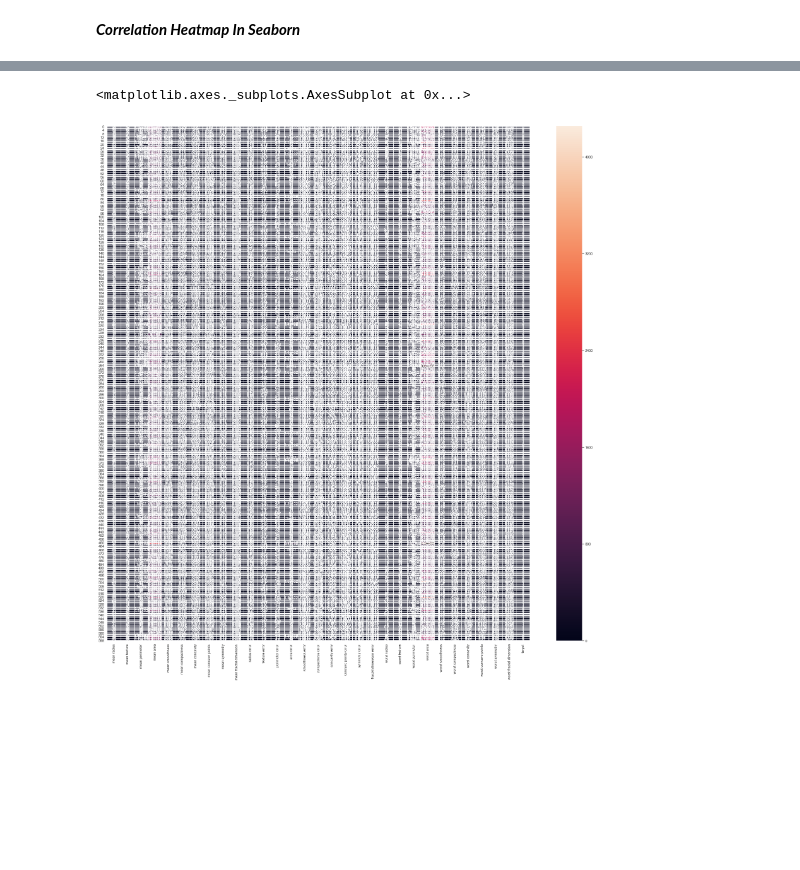
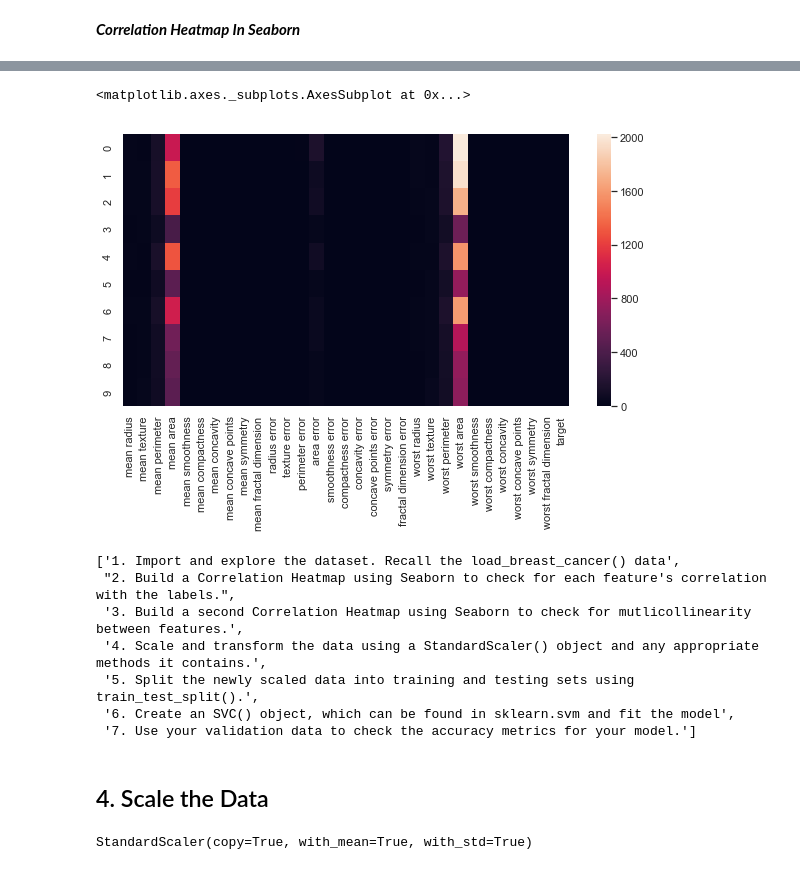
Before and after one commit to Andre-Williams22/DS-2.1-Machine-Learning, a Jupyter notebook: Assignments/08_Support_Vector_Machines.ipynb, the cells around one changed output, grey strips where cells are left out. Drawn from its saved outputs; the diff is of its cells as text; code cells hidden in the pictures; blank space fills up the shorter version.

```diff
--- a/Assignments/08_Support_Vector_Machines.ipynb
+++ b/Assignments/08_Support_Vector_Machines.ipynb
@@ -169,8 +168,20 @@ sns.heatmap(data, cmap="YlGnBu")
 # %%
 plt.show()
 # %%
-fig, ax = plt.subplots(figsize=(30,30))         # Sample figsize in inches
-sns.heatmap(data, annot=True, linewidths=.5, ax=ax)
+fig, ax = plt.subplots(figsize=(10,5))         # Sample figsize in inches
+sns.heatmap(data.head(10), ax=ax)
 # %% [output]
 <matplotlib.axes._subplots.AxesSubplot at 0x...>
-[figure, old version]
+[figure, new version]
+# %%
+workflow
+# %% [output]
+['1. Import and explore the dataset. Recall the load_breast_cancer() data',
+ "2. Build a Correlation Heatmap using Seaborn to check for each feature's correlation with the labels.",
+ '3. Build a second Correlation Heatmap using Seaborn to check for mutlicollinearity between features.',
+ '4. Scale and transform the data using a StandardScaler() object and any appropriate methods it contains.',
+ '5. Split the newly scaled data into training and testing sets using train_test_split().',
+ '6. Create an SVC() object, which can be found in sklearn.svm and fit the model',
+ '7. Use your validation data to check the accuracy metrics for your model.']
+# %% [markdown]
+## 4. Scale the Data
@@ -176,0 +191,11 @@ sns.heatmap(data, annot=True, linewidths=.5, ax=ax)
+# %%
+# Import the scaling module
+from sklearn.preprocessing import StandardScaler
+# Create a Scalar Object
+scalar = StandardScaler()
+
+# Fit the inputs (calculate the mean and standard deviation feature-wise)
+scaler = scalar.fit(inputs)
+scaler
+# %% [output]
+StandardScaler(copy=True, with_mean=True, with_std=True)
```
Also changed, not shown: parts of 23 cells of this notebook.
